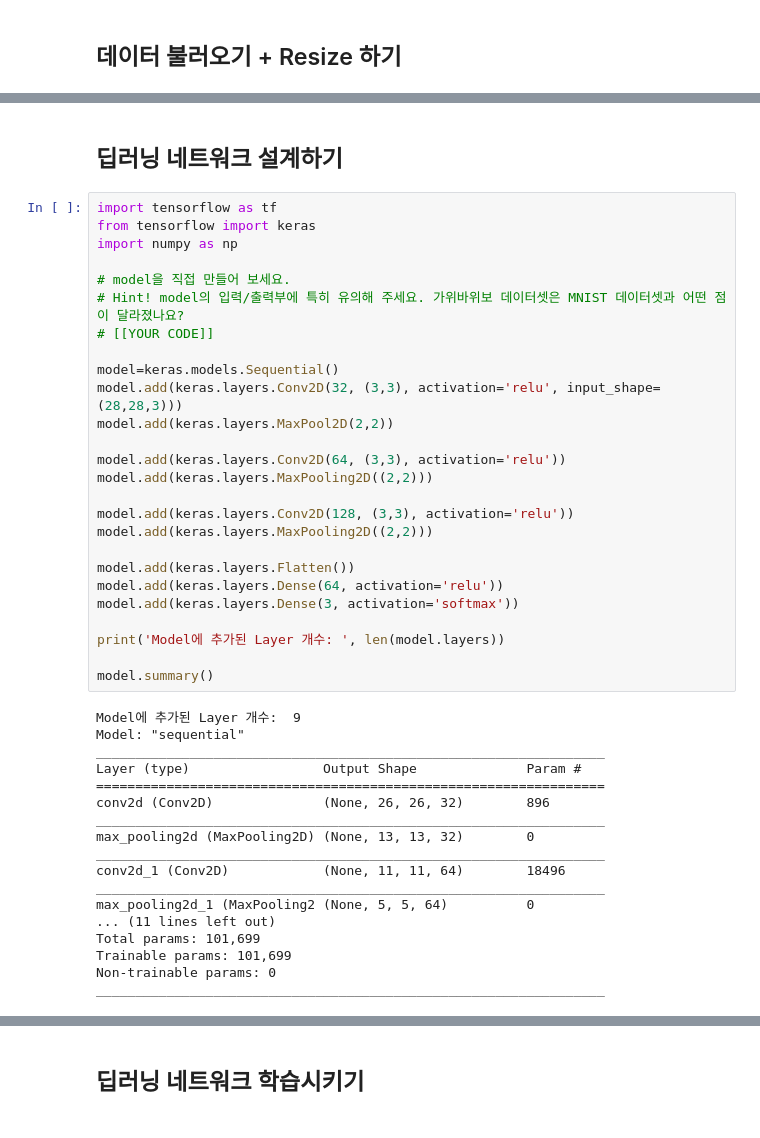
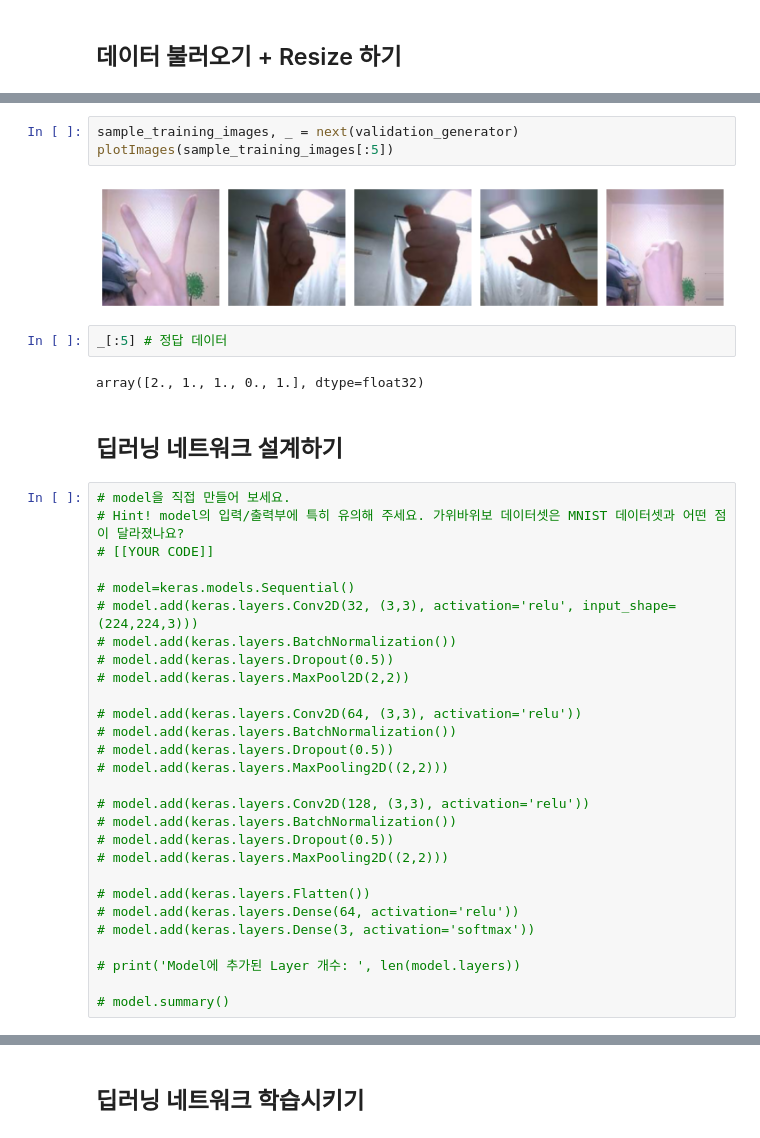
Before and after one commit to 9708aaaz/AIFFEL_online2nd, a Jupyter notebook: Exploration/[E-10]/[E-10]rock_scissors_paper.ipynb, the cells around one changed output, grey strips where cells are left out. Saved outputs shown, nothing was run; the diff lists cells and outputs as text.

```diff
--- a/Exploration/[E-10]/[E-10]rock_scissors_paper.ipynb
+++ b/Exploration/[E-10]/[E-10]rock_scissors_paper.ipynb
@@ -126,46 +182,39 @@ print('최소값:',np.min(x_train_norm), ' 최대값:',np.max(x_train_norm))
+# %%
+sample_training_images, _ = next(validation_generator)
+plotImages(sample_training_images[:5])
+# %% [output]
+[figure, added]
+# %%
+_[:5] # 정답 데이터
+# %% [output]
+array([2., 1., 1., 0., 1.], dtype=float32)
 # %% [markdown]
 ## 딥러닝 네트워크 설계하기
 # %%
-import tensorflow as tf
-from tensorflow import keras
-import numpy as np
-
 # model을 직접 만들어 보세요.
 # Hint! model의 입력/출력부에 특히 유의해 주세요. 가위바위보 데이터셋은 MNIST 데이터셋과 어떤 점이 달라졌나요?
 # [[YOUR CODE]]
 
-model=keras.models.Sequential()
-model.add(keras.layers.Conv2D(32, (3,3), activation='relu', input_shape=(28,28,3)))
-model.add(keras.layers.MaxPool2D(2,2))
+# model=keras.models.Sequential()
+# model.add(keras.layers.Conv2D(32, (3,3), activation='relu', input_shape=(224,224,3)))
+# model.add(keras.layers.BatchNormalization())
+# model.add(keras.layers.Dropout(0.5))
+# model.add(keras.layers.MaxPool2D(2,2))
 
-model.add(keras.layers.Conv2D(64, (3,3), activation='relu'))
-model.add(keras.layers.MaxPooling2D((2,2)))
+# model.add(keras.layers.Conv2D(64, (3,3), activation='relu'))
+# model.add(keras.layers.BatchNormalization())
+# model.add(keras.layers.Dropout(0.5))
+# model.add(keras.layers.MaxPooling2D((2,2)))
 
-model.add(keras.layers.Conv2D(128, (3,3), activation='relu'))
-model.add(keras.layers.MaxPooling2D((2,2)))
+# model.add(keras.layers.Conv2D(128, (3,3), activation='relu'))
+# model.add(keras.layers.BatchNormalization())
+# model.add(keras.layers.Dropout(0.5))
+# model.add(keras.layers.MaxPooling2D((2,2)))
 
-model.add(keras.layers.Flatten())
-model.add(keras.layers.Dense(64, activation='relu'))
-model.add(keras.layers.Dense(3, activation='softmax'))
+# model.add(keras.layers.Flatten())
+# model.add(keras.layers.Dense(64, activation='relu'))
+# model.add(keras.layers.Dense(3, activation='softmax'))
 
-print('Model에 추가된 Layer 개수: ', len(model.layers))
+# print('Model에 추가된 Layer 개수: ', len(model.layers))
 
-model.summary()
+# model.summary()
-# %% [output]
-Model에 추가된 Layer 개수:  9
-Model: "sequential"
-_________________________________________________________________
-Layer (type)                 Output Shape              Param #
-=================================================================
-conv2d (Conv2D)              (None, 26, 26, 32)        896
-_________________________________________________________________
-max_pooling2d (MaxPooling2D) (None, 13, 13, 32)        0
-_________________________________________________________________
-conv2d_1 (Conv2D)            (None, 11, 11, 64)        18496
-_________________________________________________________________
-max_pooling2d_1 (MaxPooling2 (None, 5, 5, 64)          0
-... (11 lines left out)
-Total params: 101,699
-Trainable params: 101,699
-Non-trainable params: 0
-_________________________________________________________________
```
Also changed, not shown: parts of 43 cells of this notebook.
